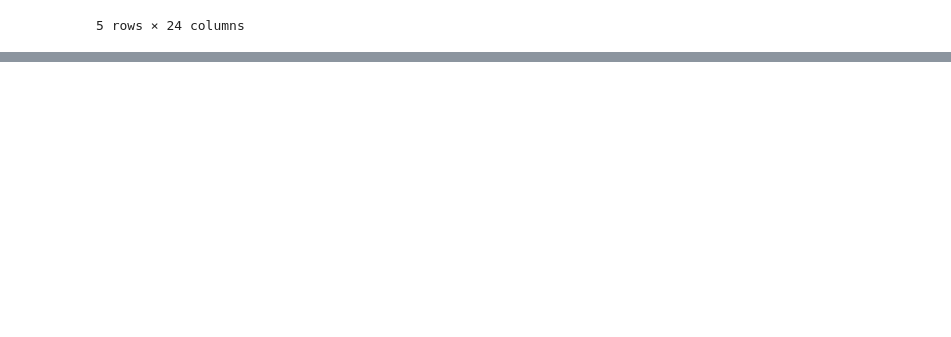
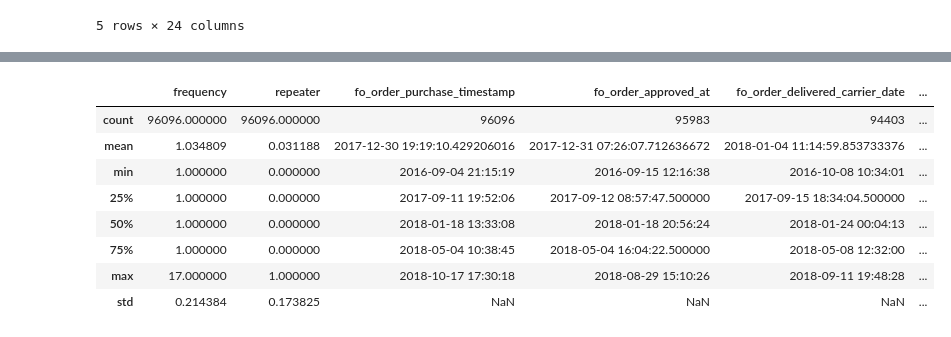
Before and after one commit to Yuki-bach/marketing, a Jupyter notebook: notebooks/feature_engineering.ipynb, the cells around one changed output, grey strips where cells are left out. Saved outputs shown, nothing was run; the diff lists cells and outputs as text; code cells hidden in the pictures; blank space fills up the shorter version.

```diff
--- a/notebooks/feature_engineering.ipynb
+++ b/notebooks/feature_engineering.ipynb
@@ -225,6 +225,8 @@ df = pd.merge(
     on='customer_unique_id', how='left'
 )
 test_merge_results(df_shape, df, 1)
+
+df.rename({'payment_value': 'monetary'}, axis=1, inplace=True)
 # %% [output]
 after_df_shape: (96096, 16)
 Merge test passed successfully.
@@ -563,3 +586,15 @@ df: (96096, 24)
+# %%
+df.describe()
+# %% [output]
+|  | frequency | repeater | fo_order_purchase_timestamp | fo_order_approved_at | fo_order_delivered_carrier_date | ... |
+| count | 96096.000000 | 96096.000000 | 96096 | 95983 | 94403 | ... |
+| mean | 1.034809 | 0.031188 | 2017-12-30 19:19:10.429206016 | 2017-12-31 07:26:07.712636672 | 2018-01-04 11:14:59.853733376 | ... |
+| min | 1.000000 | 0.000000 | 2016-09-04 21:15:19 | 2016-09-15 12:16:38 | 2016-10-08 10:34:01 | ... |
+| 25% | 1.000000 | 0.000000 | 2017-09-11 19:52:06 | 2017-09-12 08:57:47.500000 | 2017-09-15 18:34:04.500000 | ... |
+| 50% | 1.000000 | 0.000000 | 2018-01-18 13:33:08 | 2018-01-18 20:56:24 | 2018-01-24 00:04:13 | ... |
+| 75% | 1.000000 | 0.000000 | 2018-05-04 10:38:45 | 2018-05-04 16:04:22.500000 | 2018-05-08 12:32:00 | ... |
+| max | 17.000000 | 1.000000 | 2018-10-17 17:30:18 | 2018-08-29 15:10:26 | 2018-09-11 19:48:28 | ... |
+| std | 0.214384 | 0.173825 | NaN | NaN | NaN | ... |
 # %%
 def save_df(df, file_name):
   df.to_csv(f'../datasets/{file_name}.csv', index=False)
```
Also changed, not shown: parts of 3 cells of this notebook, 1 other file.
